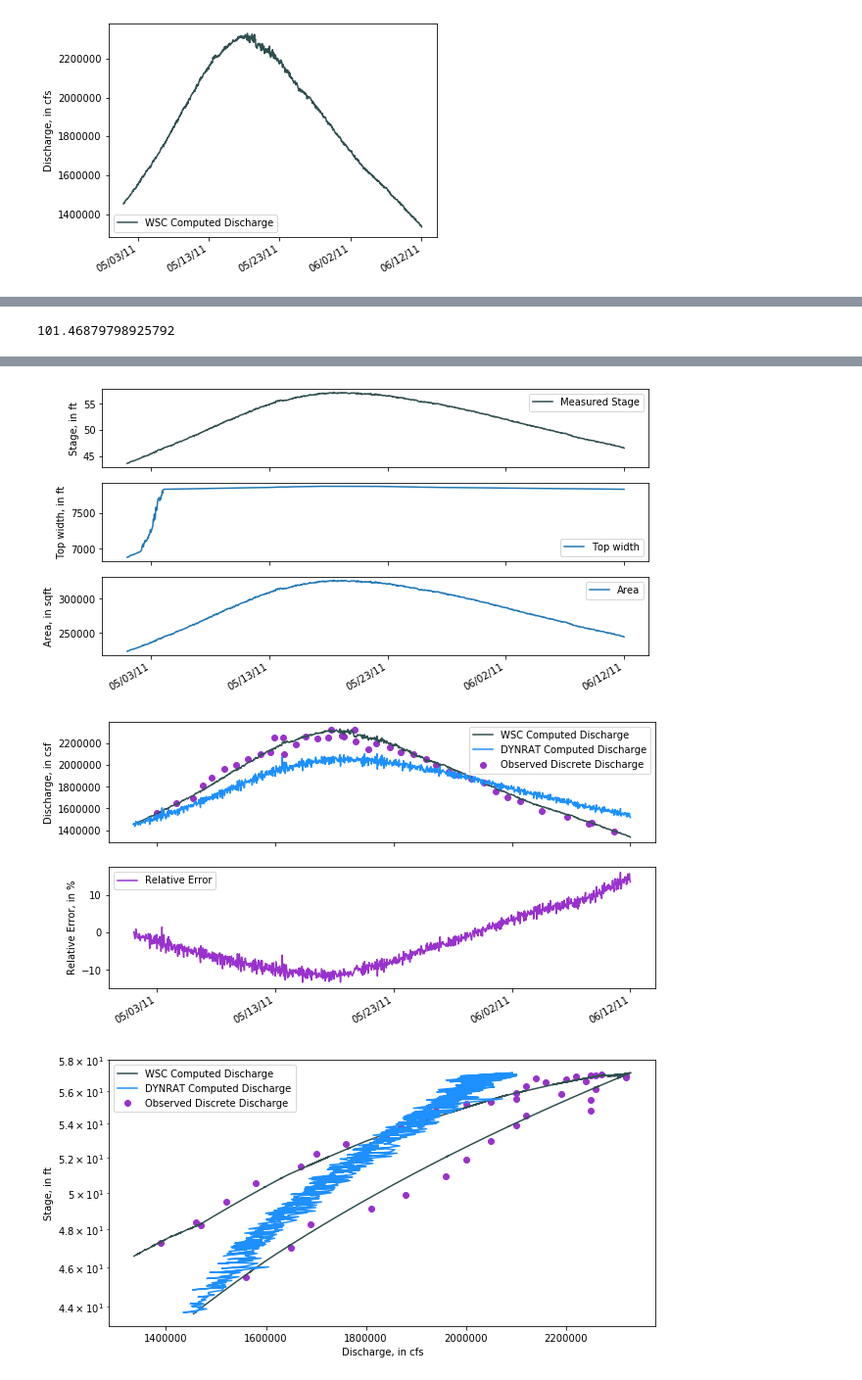
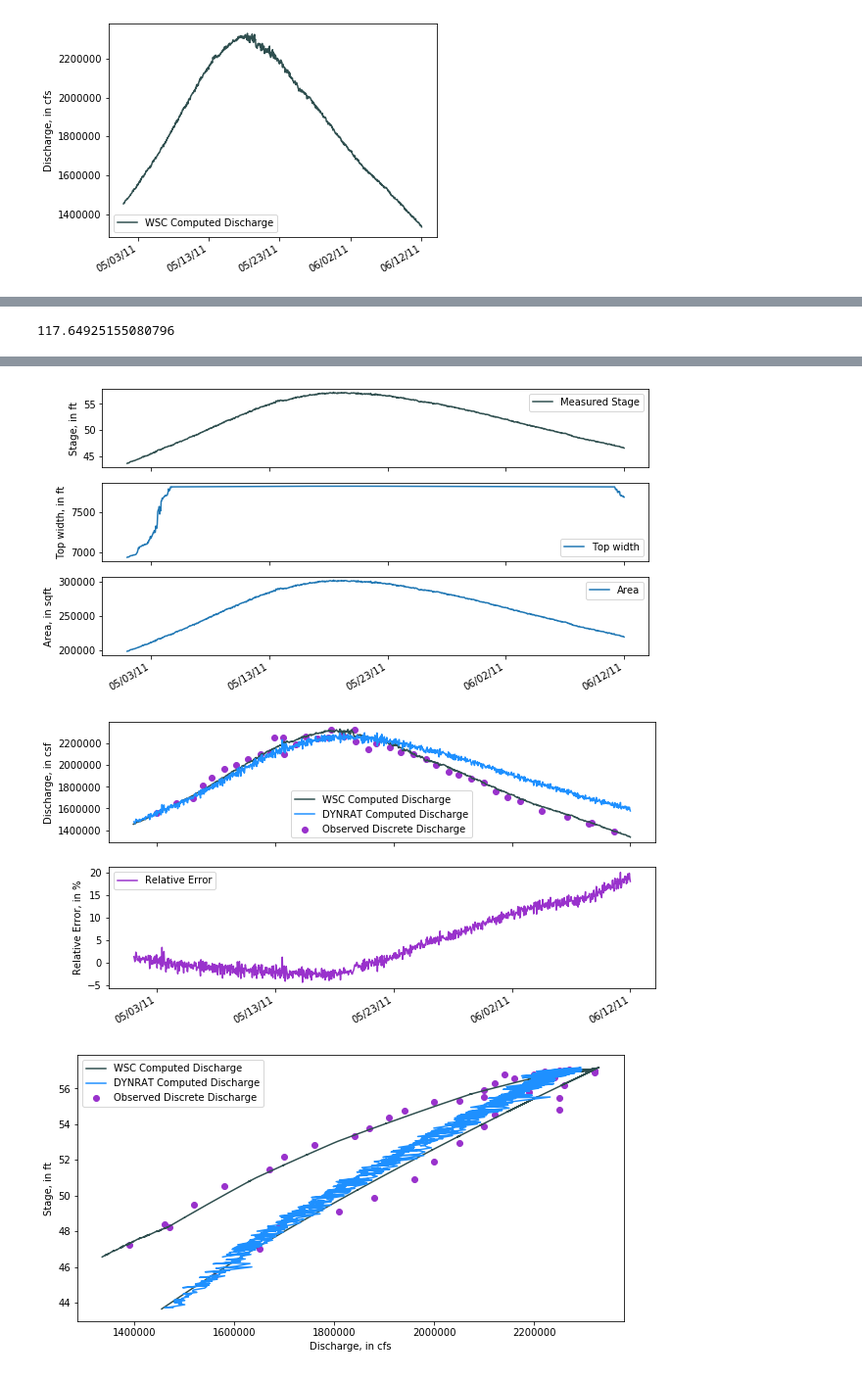
Before and after one commit to mdomanski-usgs/dynrat, a Jupyter notebook: examples/dynpound.ipynb, the cells around one changed output, grey strips where cells are left out. Shown: that part at 98% size. Drawn from its saved outputs; the diff is of its cells as text; code cells hidden in the pictures.

```diff
--- a/examples/dynpound.ipynb
+++ b/examples/dynpound.ipynb
@@ -72,0 +58,16 @@ rated_flow.null_obs()
+# %%
+from anchovy.crosssection import CrossSection
+from dynrat.sect import CrossSect
+
+
+xs_csv = 'data/vbms/site_07289000_cs_20110518.csv'
+
+station, elevation = np.loadtxt(xs_csv, delimiter=',', skiprows=1, unpack=True)
+
+
+roughness = [0.015, 0.035, 0.025, 0.030]
+sect_stat = [450, 2000, 3200]
+
+xs = CrossSection(station, elevation, roughness, sect_stat, True)
+sect = CrossSect(xs)
+_ = xs.plot()
@@ -85,4 +96,4 @@ bed_slope = 0.00011
 slope_ratio = r_slope(h_o, h_p, q_o, q_p, bed_slope, sect, t_diff)
 slope_ratio
 # %% [output]
-101.46879798925792
+117.64925155080796
@@ -121,7 +123,7 @@ _ = ax2.set_xlabel('')
 _ = measured_stage.cross_section_plot(sect, 'area', ax=ax3)
 _ = ax3.set_ylabel('Area, in sqft')
 
-solver = QSolver(sect, bed_slope, slope_ratio, time_step)
+solver = QSolver(sect, bed_slope, slope_ratio, time_step, 'dkda')
 
 qts = QTimeSeries(solver)
 computed_flow = qts.solve_ts(measured_stage, q0)
@@ -143,3 +145,3 @@ _ = stage_discharge_plot(measured_stage, computed_flow, ax, color='dodgerblue',
-[figure, old version]
+[figure, new version]
-[figure, old version]
+[figure, new version]
-[figure, old version]
+[figure, new version]
```
Also changed, not shown: parts of 7 cells of this notebook, 1 other file.
